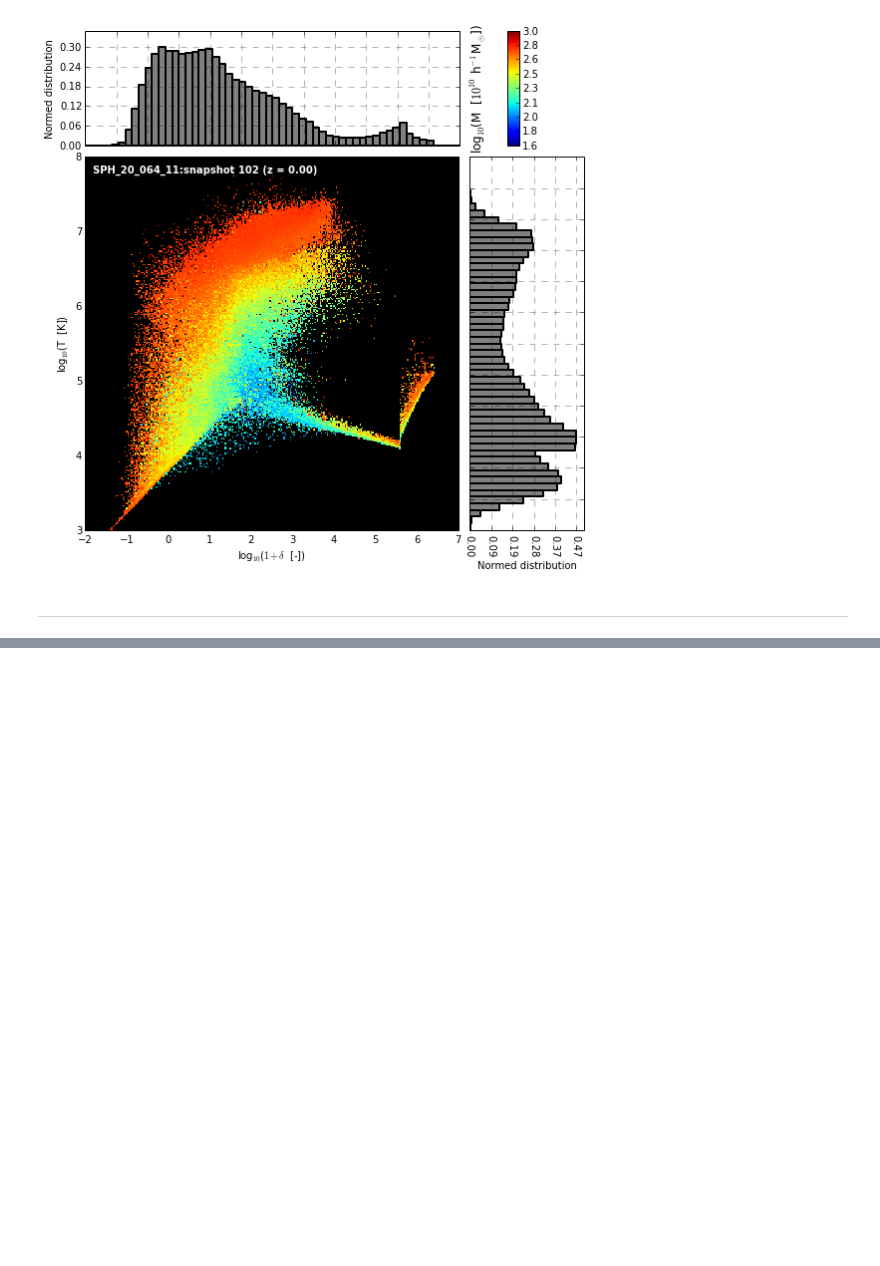
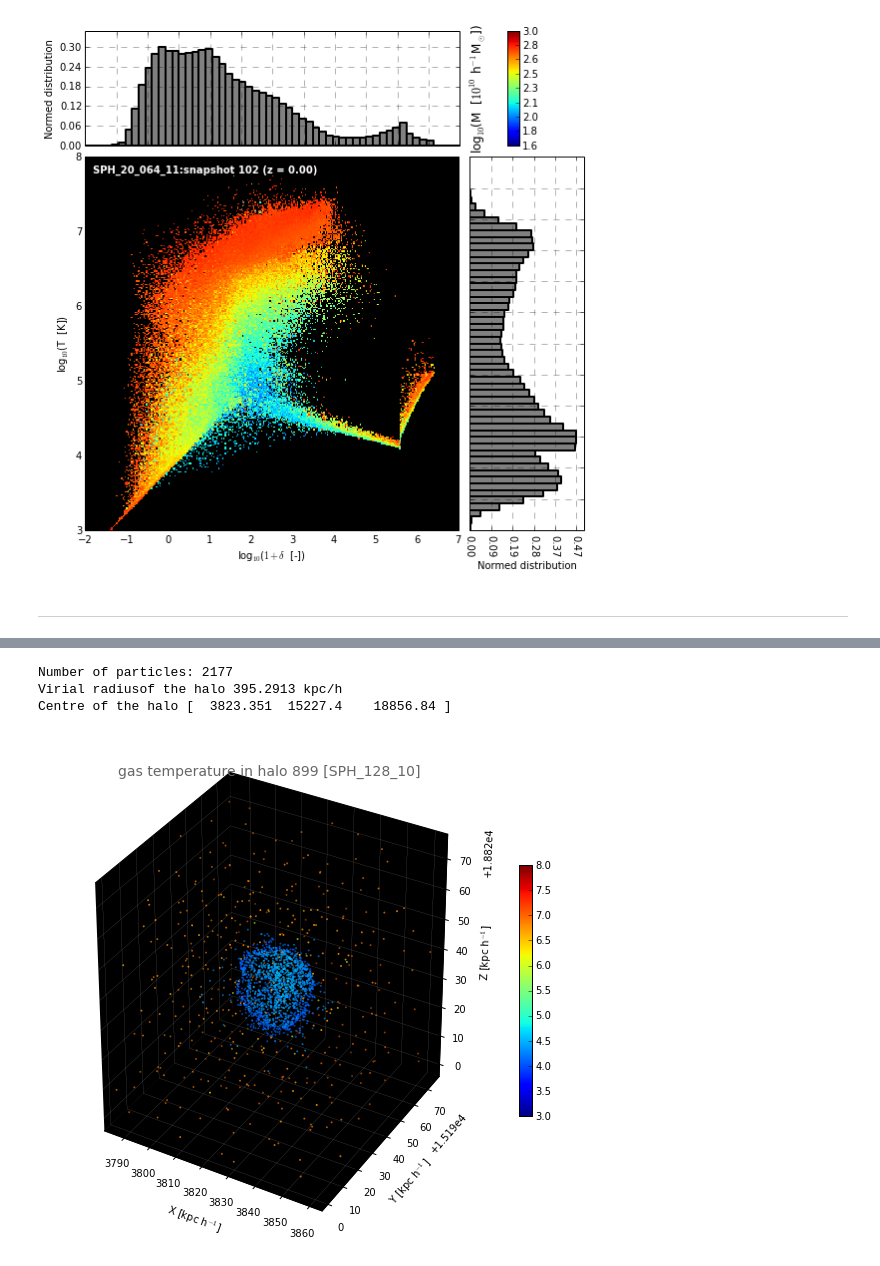
Before and after one commit to sbustamante/MethodsComparison, a Jupyter notebook: bench/analysis.ipynb, the cells around one changed output, grey strips where cells are left out. Saved outputs shown, nothing was run; the diff lists cells and outputs as text; code cells hidden in the pictures; blank space fills up the shorter version.

```diff
--- a/bench/analysis.ipynb
+++ b/bench/analysis.ipynb
@@ -718,0 +869,7 @@ PhaseDiagram( "RTM", ["SPH_20_064_11"], 102, video = False, bins2D = 300 )
+# %%
+gas_halo( "SPH_128_10", 135, 899, proper="T", R=0.1 )
+# %% [output]
+Number of particles: 2177
+Virial radiusof the halo 395.2913 kpc/h
+Centre of the halo [  3823.351  15227.4    18856.84 ]
+[figure, added]
```
Also changed, not shown: parts of 7 cells of this notebook.
